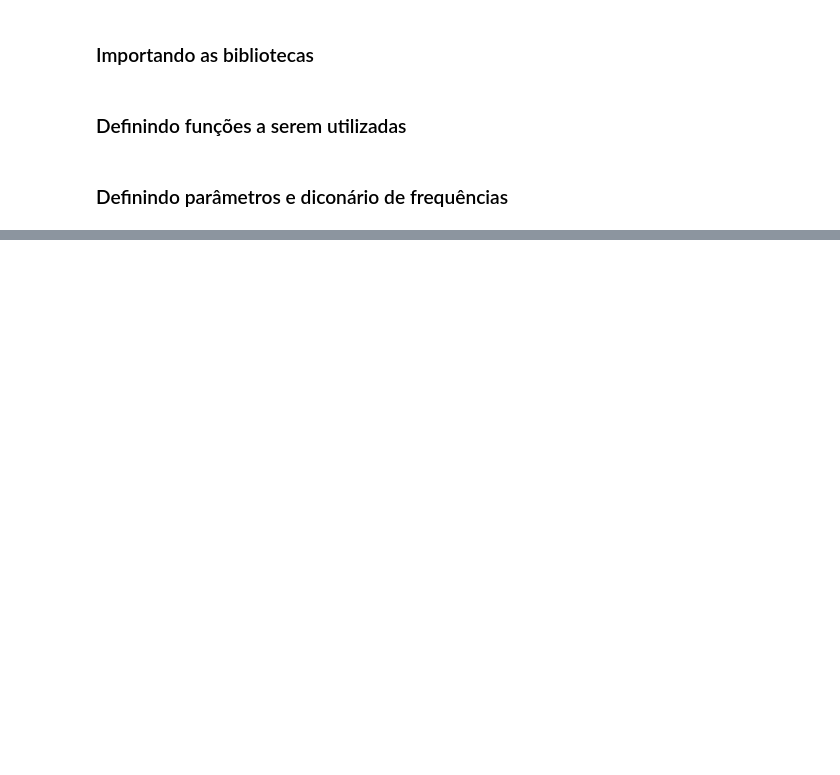
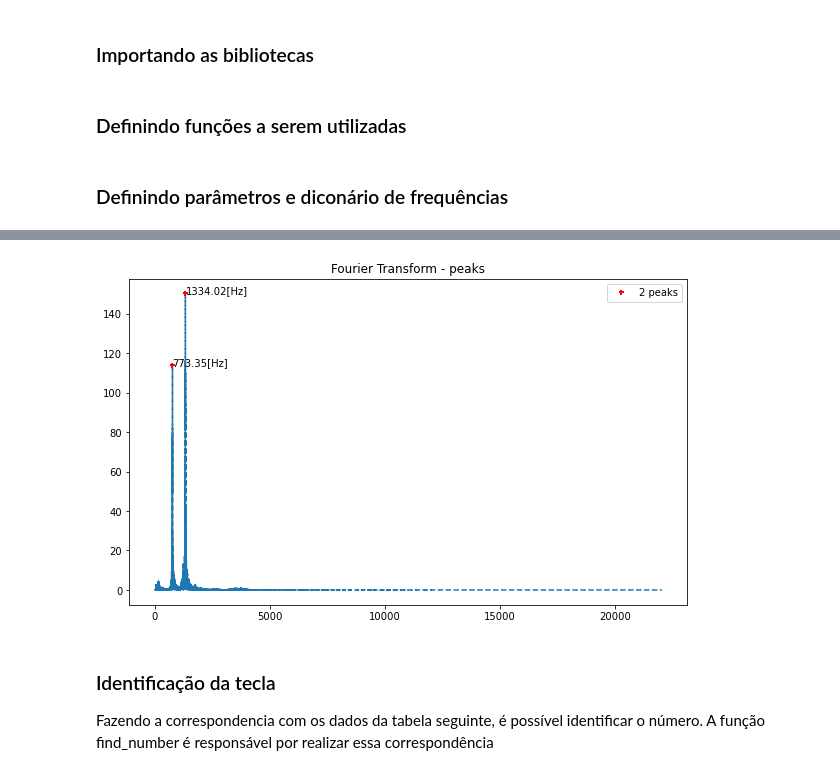
Before and after one commit to beatrizcf2/projeto-camfis, a Jupyter notebook: Projeto7/decode.ipynb, the cells around one changed output, grey strips where cells are left out. Saved outputs shown, nothing was run; the diff lists cells and outputs as text; code cells hidden in the pictures; blank space fills up the shorter version.

```diff
--- a/Projeto7/decode.ipynb
+++ b/Projeto7/decode.ipynb
@@ -97,0 +170,16 @@ plt.show()
+# %%
+x1, y1 = signal.calcFFT(dados1, fs)
+
+index1 = peakutils.indexes(y1, thres=0.4, min_dist=1000)
+
+signal.plot_fourier_peaks(x1,y1,index1)
+# %% [output]
+[figure, added]
+# %% [markdown]
+<div id="ident1"></div>
+
+
+
+### Identificação da tecla
+
+Fazendo a correspondencia com os dados da tabela seguinte, é possível identificar o número. A função find_number é responsável por realizar essa correspondência
```
Also changed, not shown: parts of 47 cells of this notebook, 10 other files.
